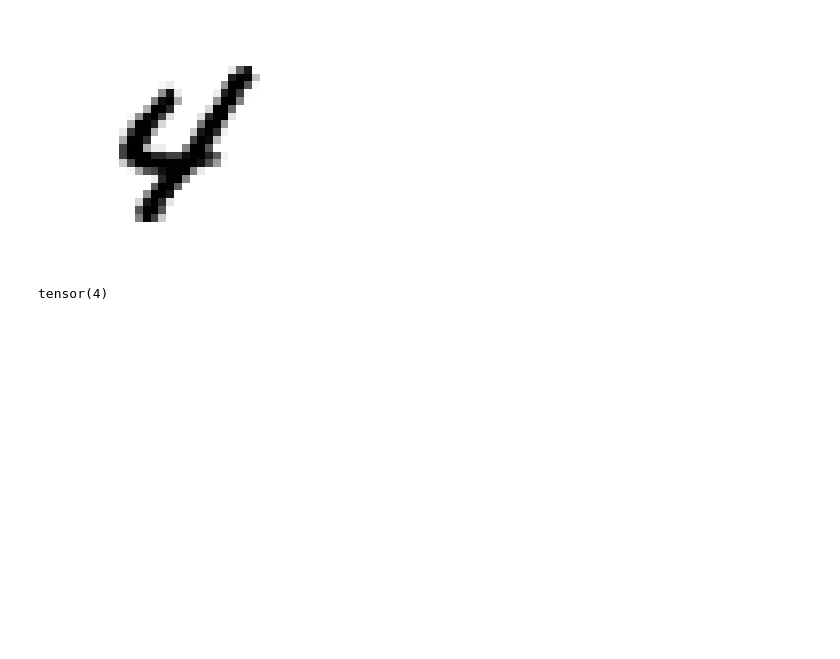
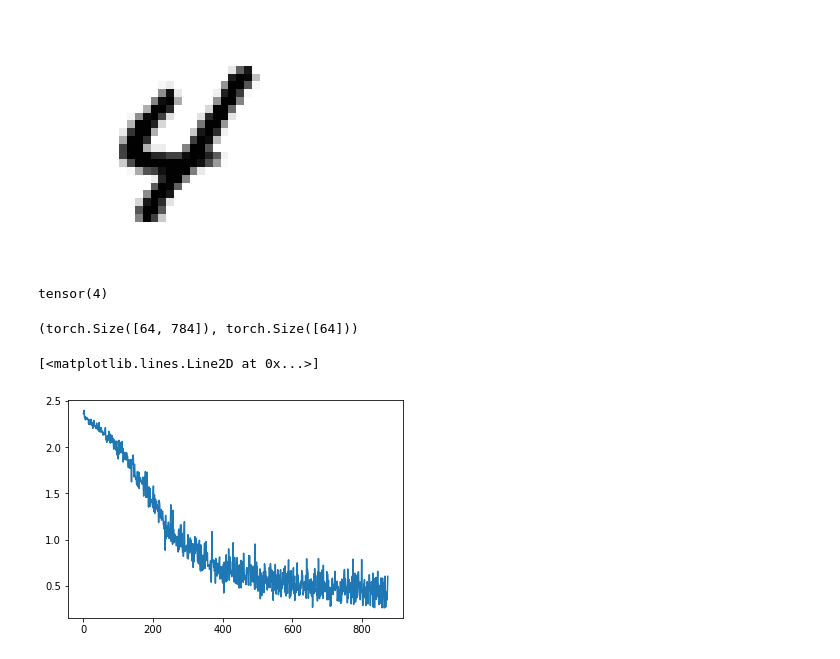
Before and after one commit to fredguth/ML_lesson, a Jupyter notebook: helloMNIST.ipynb, the cells around one changed output. Saved outputs shown, nothing was run; the diff lists cells and outputs as text; code cells hidden in the pictures; blank space fills up the shorter version.

```diff
--- a/helloMNIST.ipynb
+++ b/helloMNIST.ipynb
@@ -73,0 +73,23 @@ metrics=[accuracy]
+# %%
+def update(x,y,lr):
+    y_hat = model(x)
+    loss = loss_func(y_hat, y)
+    loss.backward()
+    with torch.no_grad():
+        for p in model.parameters():
+            p.sub_(lr * p.grad)
+            p.grad.zero_()
+    return loss.item()
+# %%
+lr = 1e-2
+x,y = next(iter(data.train_dl))
+x.shape,y.shape
+# %% [output]
+(torch.Size([64, 784]), torch.Size([64]))
+# %%
+losses = [update(x,y,lr) for x,y in data.train_dl]
+# %%
+plt.plot(losses)
+# %% [output]
+[<matplotlib.lines.Line2D at 0x...>]
+[figure, added]
```
Also changed, not shown: parts of 17 cells of this notebook, 8 other files.
